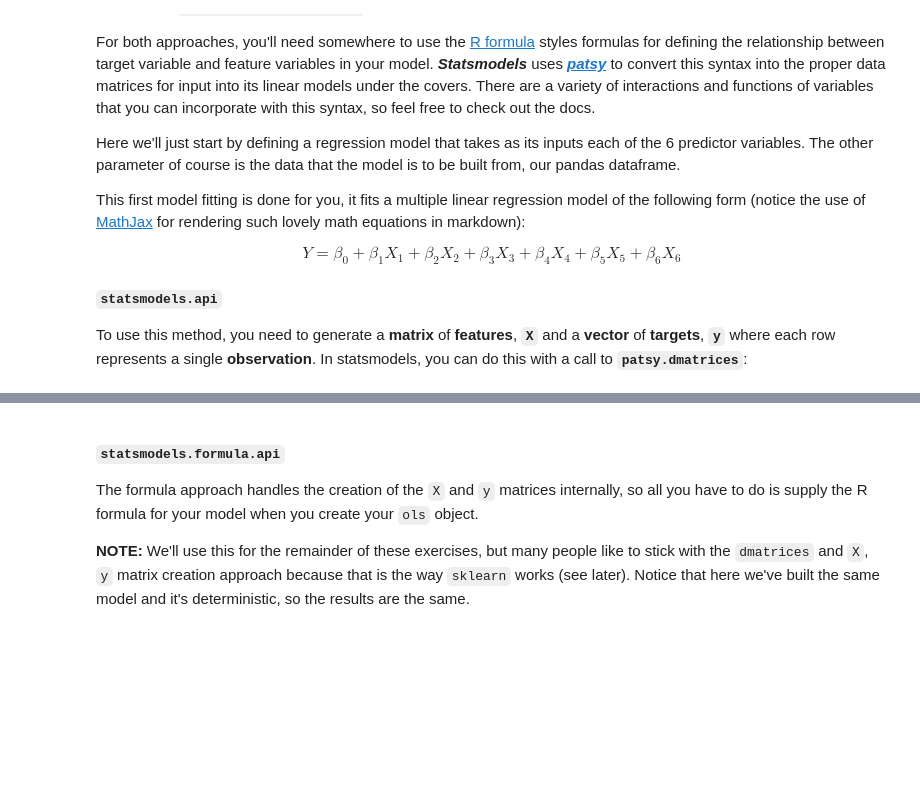
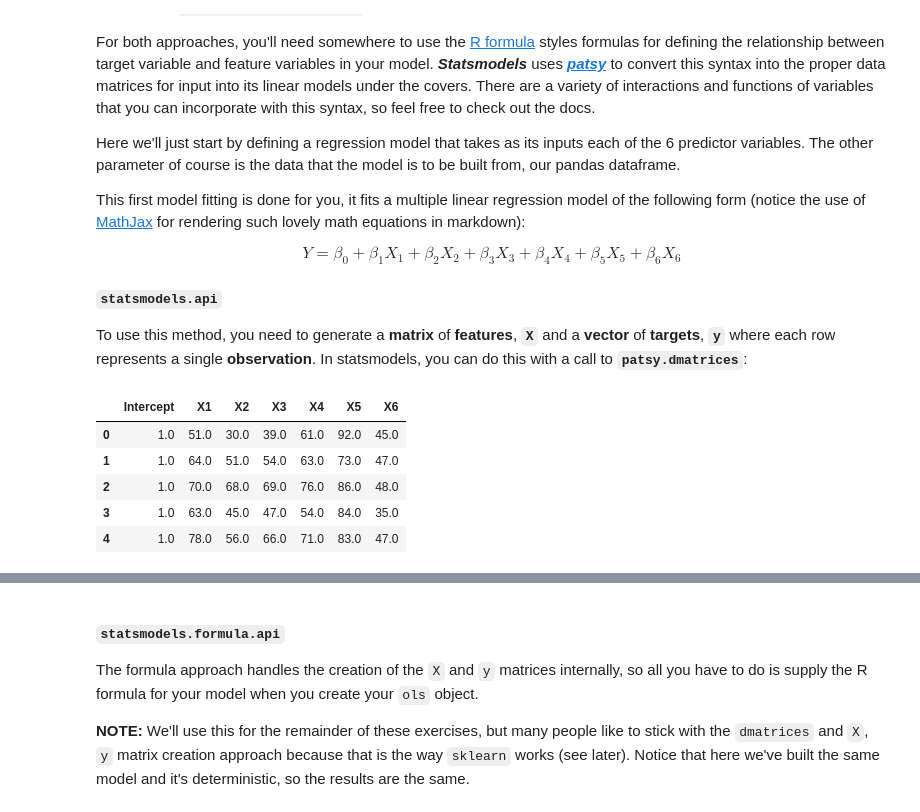
Before and after one commit to cliuless/ds_again, a Jupyter notebook: class_lectures/week02-luther1/03-regression_statsmodels/Intro_to_Regression.ipynb, the cells around one changed output, grey strips where cells are left out. Drawn from its saved outputs; the diff is of its cells as text; code cells hidden in the pictures; blank space fills up the shorter version.

```diff
--- a/class_lectures/week02-luther1/03-regression_statsmodels/Intro_to_Regression.ipynb
+++ b/class_lectures/week02-luther1/03-regression_statsmodels/Intro_to_Regression.ipynb
@@ -149,6 +149,15 @@ $$
 
 ##### `statsmodels.api`
 To use this method, you need to generate a **matrix** of **features**, **`X`** and a **vector** of **targets**, **`y`** where each row represents a single **observation**.  In statsmodels, you can do this with a call to **`patsy.dmatrices`**:
+# %%
+X.head()
+# %% [output]
+|  | Intercept | X1 | X2 | X3 | X4 | X5 | X6 |
+| 0 | 1.0 | 51.0 | 30.0 | 39.0 | 61.0 | 92.0 | 45.0 |
+| 1 | 1.0 | 64.0 | 51.0 | 54.0 | 63.0 | 73.0 | 47.0 |
+| 2 | 1.0 | 70.0 | 68.0 | 69.0 | 76.0 | 86.0 | 48.0 |
+| 3 | 1.0 | 63.0 | 45.0 | 47.0 | 54.0 | 84.0 | 35.0 |
+| 4 | 1.0 | 78.0 | 56.0 | 66.0 | 71.0 | 83.0 | 47.0 |
 # %%
 # Create your feature matrix (X) and target vector (y)
 y, X = patsy.dmatrices('Y ~ X1 + X2 + X3 + X4 + X5 + X6', data=df, return_type="dataframe")
```
Also changed, not shown: parts of 20 cells of this notebook, 1 other file.
